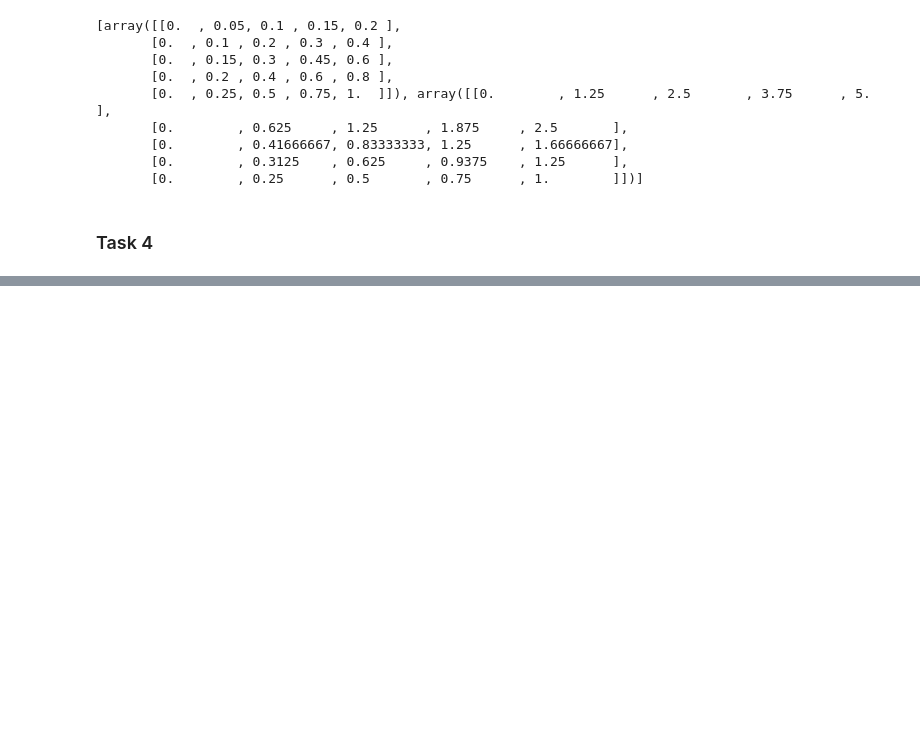
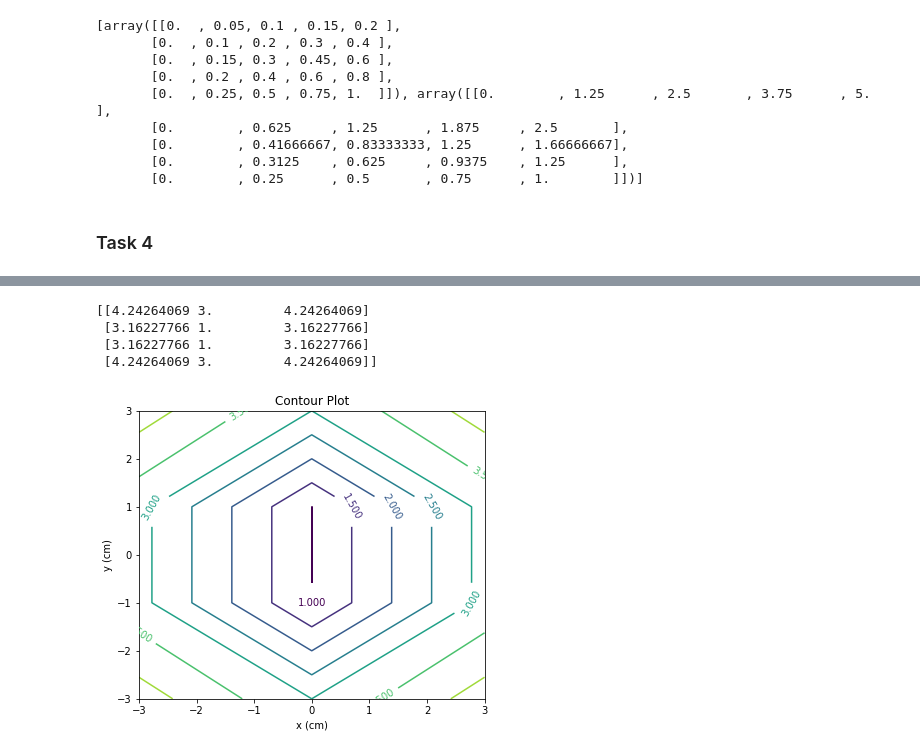
Before and after one commit to sarathiringer/DeepLearningAICourseFall2020, a Jupyter notebook: Lab 1.ipynb, the cells around one changed output, grey strips where cells are left out. Cells and saved outputs as stored; diff of their text form; code cells hidden in the pictures; blank space fills up the shorter version.

```diff
--- a/Lab 1.ipynb
+++ b/Lab 1.ipynb
@@ -120,0 +295,29 @@ print(f([X, Y], d))
+# %%
+# A contour plot
+
+xlist = np.linspace(-3.0, 3.0, 3)
+ylist = np.linspace(-3.0, 3.0, 4)
+X, Y = np.meshgrid(xlist, ylist)
+
+Z = np.sqrt(X**2 + Y**2)
+print(Z)
+
+fig = plt.figure(figsize=(6,5))
+left, bottom, width, height = 0.1, 0.1, 0.8, 0.8
+ax = fig.add_axes([left, bottom, width, height])
+
+
+Z = np.sqrt(X**2 + Y**2)
+cp = ax.contour(X, Y, Z)
+ax.clabel(cp, inline=True,
+          fontsize=10)
+ax.set_title('Contour Plot')
+ax.set_xlabel('x (cm)')
+ax.set_ylabel('y (cm)')
+plt.show()
+# %% [output]
+[[4.24264069 3.         4.24264069]
+ [3.16227766 1.         3.16227766]
+ [3.16227766 1.         3.16227766]
+ [4.24264069 3.         4.24264069]]
+[figure, added]
```
Also changed, not shown: parts of 75 cells of this notebook, 2 other files.
